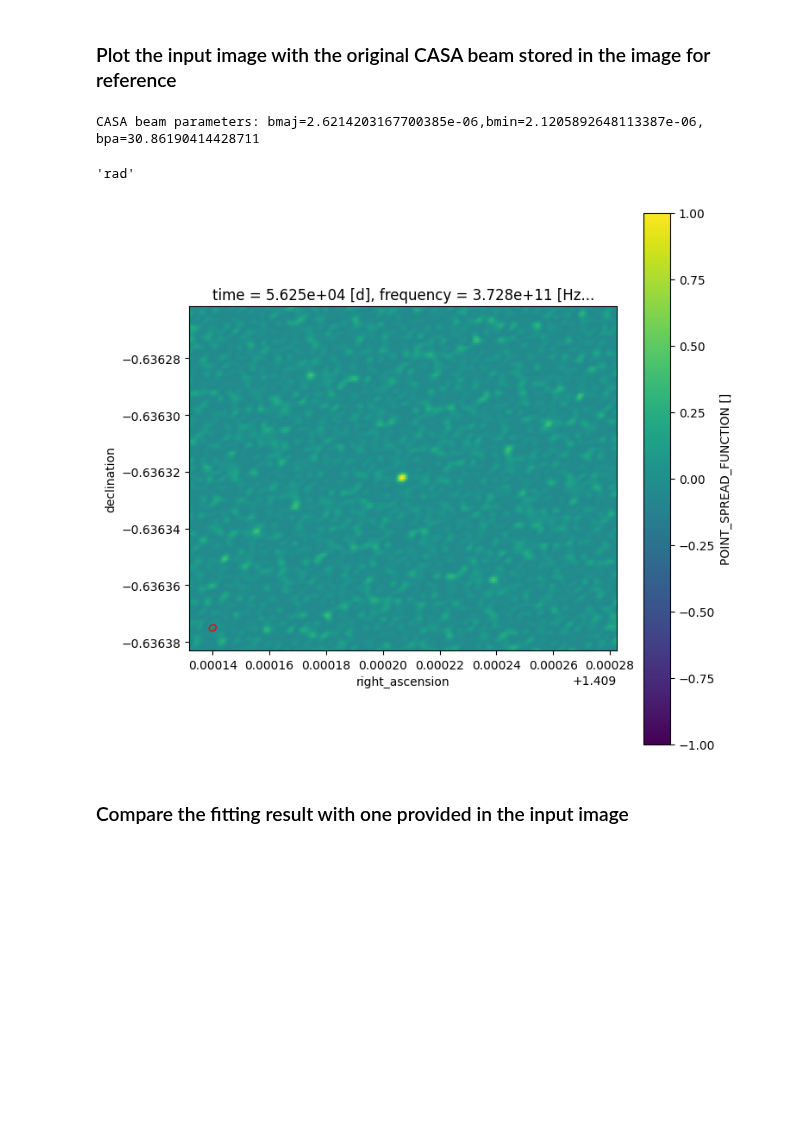
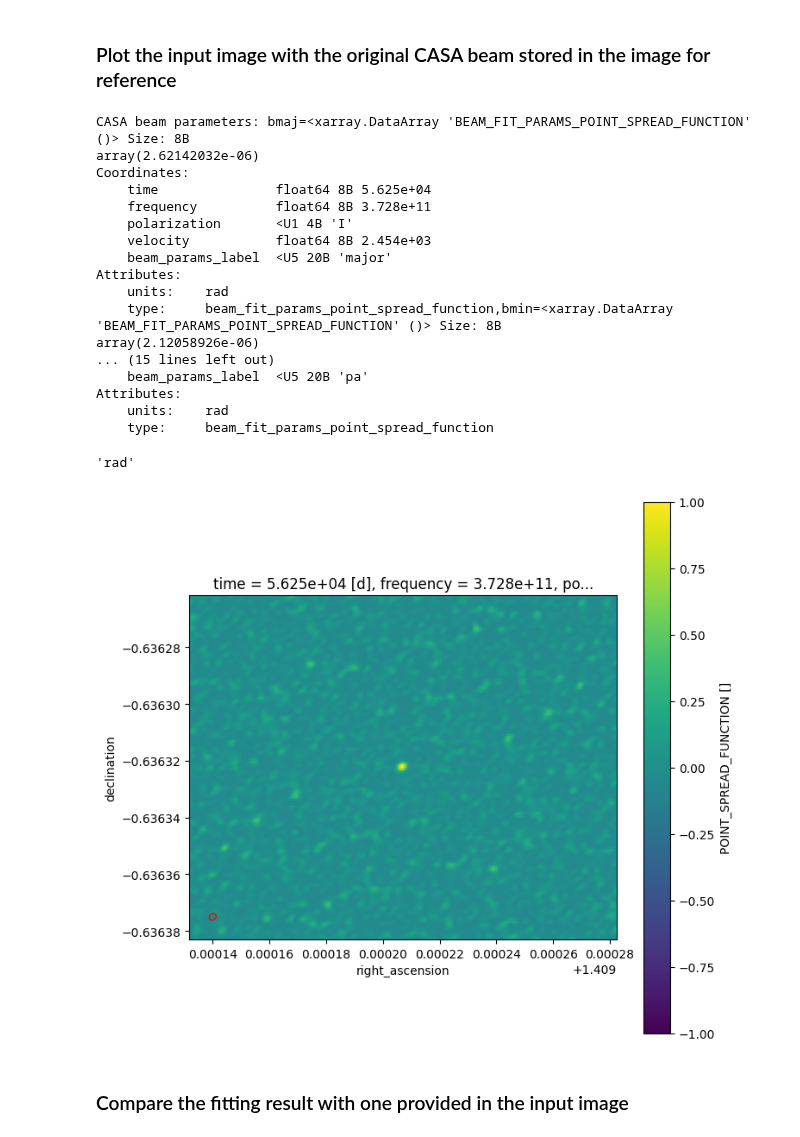
Before and after one commit to casangi/astroviper, a Jupyter notebook: docs/core_tutorials/image_analysis/psf_fitting.ipynb, the cells around one changed output. Drawn from its saved outputs; the diff is of its cells as text; code cells hidden in the pictures; blank space fills up the shorter version.

Commit message:
Performnace improvements to Gaussian PSF fit.

```diff
--- a/docs/core_tutorials/image_analysis/psf_fitting.ipynb
+++ b/docs/core_tutorials/image_analysis/psf_fitting.ipynb
@@ -128,8 +123,9 @@ download(file="twhya_selfcal_11chans_lsrk_robust_0.5_niter_0.psf")
 # %% [markdown]
 ### Import the CASA image to an XRADIO image data
 # %%
-from xradio.image import open_image
-xds = open_image(store='twhya_selfcal_11chans_lsrk_robust_0.5_niter_0.psf', chunks={"l":25, "m":25, "frequency":4} )
+from xradio.image import load_image
+xds = load_image(store={"point_spread_function": "twhya_selfcal_11chans_lsrk_robust_0.5_niter_0.psf"})
+xds.attrs['data_groups'] = {"imaging": {"point_spread_function": "POINT_SPREAD_FUNCTION","beam_fit_params_point_spread_function": "BEAM_FIT_PARAMS_POINT_SPREAD_FUNCTION"}}
 xds
 # %% [output]
 Successful readonly open of default-locked table twhya_selfcal_11chans_lsrk_robust_0.5_niter_0.psf: 1 columns, 1 rows
@@ -235,8 +222,14 @@ The psf_gaussian_fit function will create a copy of xds and add fitted beam para
 # %%
 # run psf fitting
 # use sampling comparable to one used in CASA (3001 points for x-y matrix)
+
+
 import time
 start_tm = time.time()
-res_xds = psf_gaussian_fit(xds,npix_window=(41,41), sampling=(55,55))
+img_xds = point_spread_function_gaussian_fit(xds,
+                                   image_data_group_in_name="imaging",
+                                   image_data_group_out_name="test_psf_fit",
+                                   image_data_group_out_modified={"beam_fit_params_point_spread_function": "BEAM_FIT_PARAMS_POINT_TEST_FIT"},
+                                   npix_window=(41,41), sampling=(55,55))
 print(f"time for fitting: {time.time()-start_tm}s")
 # %% [output]
@@ -274,35 +286,51 @@ data_sel = {'time':[0], 'polarization':[0], 'frequency':[0]}
 # %%
 import matplotlib.pyplot as plt
 import xarray as xr
 import numpy as np
 
 data1 = xds.POINT_SPREAD_FUNCTION.isel(data_sel).squeeze().T
 #
 fig, ax = plt.subplots(figsize=(8,8))
 data1.plot.pcolormesh(x='right_ascension', y='declination', ax=ax, cmap='viridis', add_colorbar=True)
-bmaj = xds.BEAM_FIT_PARAMS_POINT_SPREAD_FUNCTION.isel(data_sel).data.compute()[0,0,0][0]
-bmin = xds.BEAM_FIT_PARAMS_POINT_SPREAD_FUNCTION.isel(data_sel).data.compute()[0,0,0][1]
-bpa = np.rad2deg(xds.BEAM_FIT_PARAMS_POINT_SPREAD_FUNCTION.isel(data_sel).data.compute()[0,0,0][2])
+bmaj = img_xds.BEAM_FIT_PARAMS_POINT_SPREAD_FUNCTION.isel(data_sel)[0,0,0][0]
+bmin = img_xds.BEAM_FIT_PARAMS_POINT_SPREAD_FUNCTION.isel(data_sel)[0,0,0][1]
+bpa = np.rad2deg(img_xds.BEAM_FIT_PARAMS_POINT_SPREAD_FUNCTION.isel(data_sel)[0,0,0][2])
 print(f'CASA beam parameters: bmaj={bmaj},bmin={bmin}, bpa={bpa}')
 from matplotlib.patches import Ellipse
 
 beam = Ellipse(
     (1.40914,-0.636375),
     width=bmaj,
     height=bmin,
     angle=bpa,
     color='red',
     lw=1,
     fill=False,
     zorder=10 # Ensure the ellipse is drawn on top
 )
 ax.add_patch(beam)
 ax.set_aspect('equal', adjustable='box')
 xds.BEAM_FIT_PARAMS_POINT_SPREAD_FUNCTION.attrs['units']
 # %% [output]
-CASA beam parameters: bmaj=2.6214203167700385e-06,bmin=2.1205892648113387e-06, bpa=30.86190414428711
+CASA beam parameters: bmaj=<xarray.DataArray 'BEAM_FIT_PARAMS_POINT_SPREAD_FUNCTION' ()> Size: 8B
+array(2.62142032e-06)
+Coordinates:
+    time               float64 8B 5.625e+04
+    frequency          float64 8B 3.728e+11
+    polarization       <U1 4B 'I'
+    velocity           float64 8B 2.454e+03
+    beam_params_label  <U5 20B 'major'
+Attributes:
+    units:    rad
+    type:     beam_fit_params_point_spread_function,bmin=<xarray.DataArray 'BEAM_FIT_PARAMS_POINT_SPREAD_FUNCTION' ()> Size: 8B
+array(2.12058926e-06)
+... (15 lines left out)
+    beam_params_label  <U5 20B 'pa'
+Attributes:
+    units:    rad
+    type:     beam_fit_params_point_spread_function
 'rad'
-[figure, old version]
+[figure, new version]
 # %% [markdown]
 ### Compare the fitting result with one provided in the input image
 # %%
```
Also changed, not shown: parts of 14 cells of this notebook, 9 other files.
